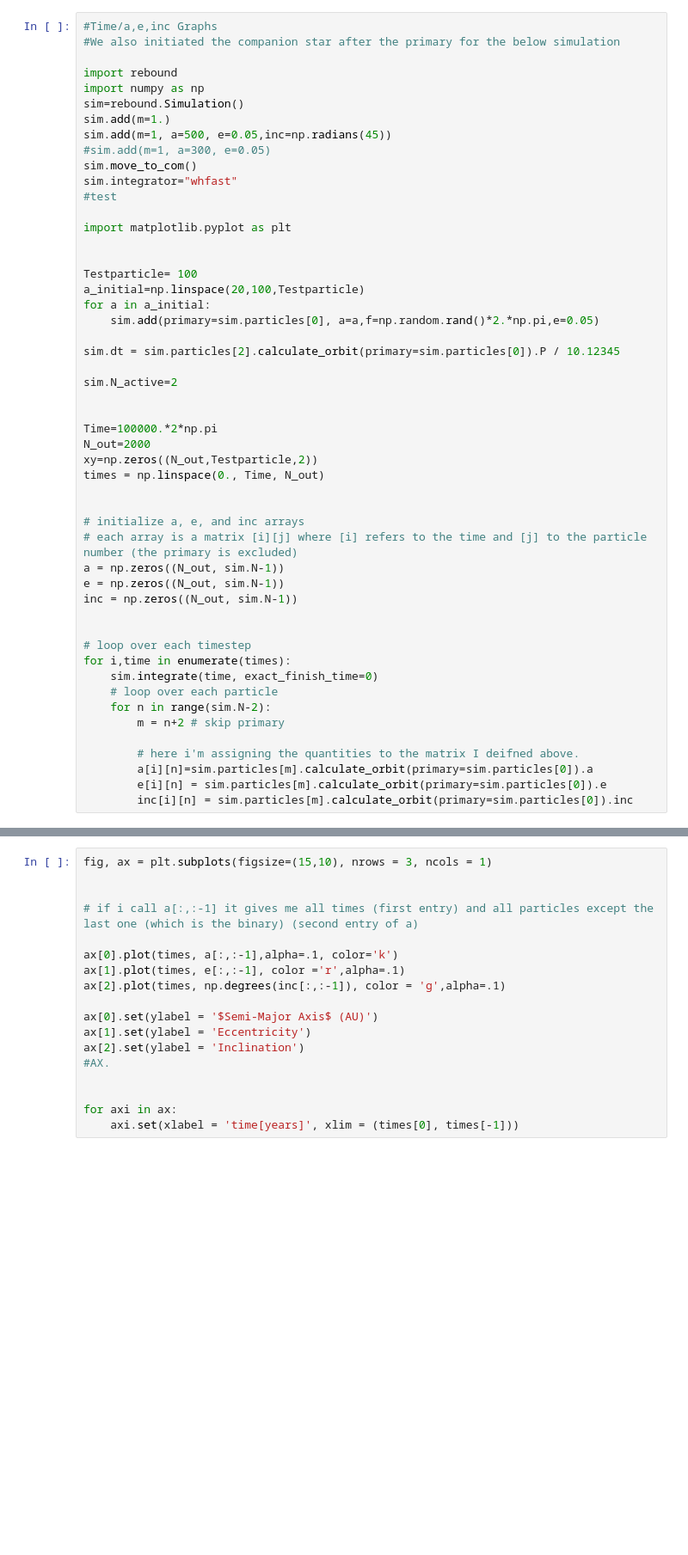
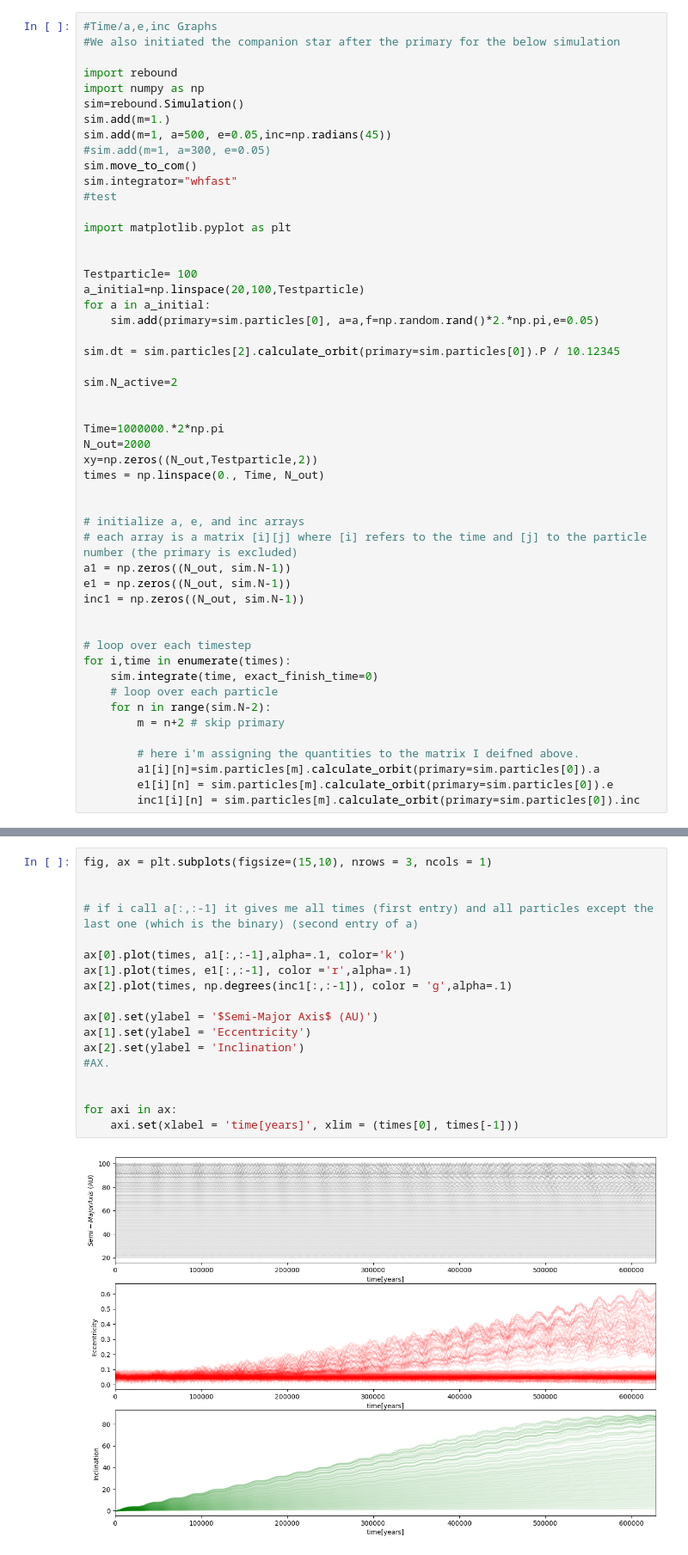
Before and after one commit to tigerchenlu98/rebound, a Jupyter notebook: ipython_examples/Jeremiah_new.ipynb, the cells around one changed output, grey strips where cells are left out. Shown at 86% size. Cells and saved outputs as stored; diff of their text form; blank space fills up the shorter version.

```diff
--- a/ipython_examples/Jeremiah_new.ipynb
+++ b/ipython_examples/Jeremiah_new.ipynb
@@ -147,7 +149,7 @@ sim.dt = sim.particles[2].calculate_orbit(primary=sim.particles[0]).P / 10.12345
 sim.N_active=2
 
 
-Time=100000.*2*np.pi
+Time=1000000.*2*np.pi
 N_out=2000
 xy=np.zeros((N_out,Testparticle,2))
 times = np.linspace(0., Time, N_out)
@@ -155,9 +157,9 @@ times = np.linspace(0., Time, N_out)
 
 # initialize a, e, and inc arrays
 # each array is a matrix [i][j] where [i] refers to the time and [j] to the particle number (the primary is excluded)
-a = np.zeros((N_out, sim.N-1))
-e = np.zeros((N_out, sim.N-1))
-inc = np.zeros((N_out, sim.N-1))
+a1 = np.zeros((N_out, sim.N-1))
+e1 = np.zeros((N_out, sim.N-1))
+inc1 = np.zeros((N_out, sim.N-1))
 
 
 # loop over each timestep
@@ -168,6 +170,6 @@ for i,time in enumerate(times):
         m = n+2 # skip primary
 
         # here i'm assigning the quantities to the matrix I deifned above.
-        a[i][n]=sim.particles[m].calculate_orbit(primary=sim.particles[0]).a
-        e[i][n] = sim.particles[m].calculate_orbit(primary=sim.particles[0]).e
-        inc[i][n] = sim.particles[m].calculate_orbit(primary=sim.particles[0]).inc
+        a1[i][n]=sim.particles[m].calculate_orbit(primary=sim.particles[0]).a
+        e1[i][n] = sim.particles[m].calculate_orbit(primary=sim.particles[0]).e
+        inc1[i][n] = sim.particles[m].calculate_orbit(primary=sim.particles[0]).inc
@@ -176,21 +222,23 @@ time_snapshot(xy)
 # %%
 fig, ax = plt.subplots(figsize=(15,10), nrows = 3, ncols = 1)
 
 
 # if i call a[:,:-1] it gives me all times (first entry) and all particles except the last one (which is the binary) (second entry of a)
 
-ax[0].plot(times, a[:,:-1],alpha=.1, color='k')
-ax[1].plot(times, e[:,:-1], color ='r',alpha=.1)
-ax[2].plot(times, np.degrees(inc[:,:-1]), color = 'g',alpha=.1)
+ax[0].plot(times, a1[:,:-1],alpha=.1, color='k')
+ax[1].plot(times, e1[:,:-1], color ='r',alpha=.1)
+ax[2].plot(times, np.degrees(inc1[:,:-1]), color = 'g',alpha=.1)
 
 ax[0].set(ylabel = '$Semi-Major Axis$ (AU)')
 ax[1].set(ylabel = 'Eccentricity')
 ax[2].set(ylabel = 'Inclination')
 #AX.
 
 
 for axi in ax:
     axi.set(xlabel = 'time[years]', xlim = (times[0], times[-1]))
+# %% [output]
+[figure, added]
 # %%
 #Snapshot.Beginning (No time). (x,z). Debris Disk Diameter = 50 AU
 fig = plt.figure(figsize=(10,10))
```
Also changed, not shown: parts of 7 cells of this notebook.
